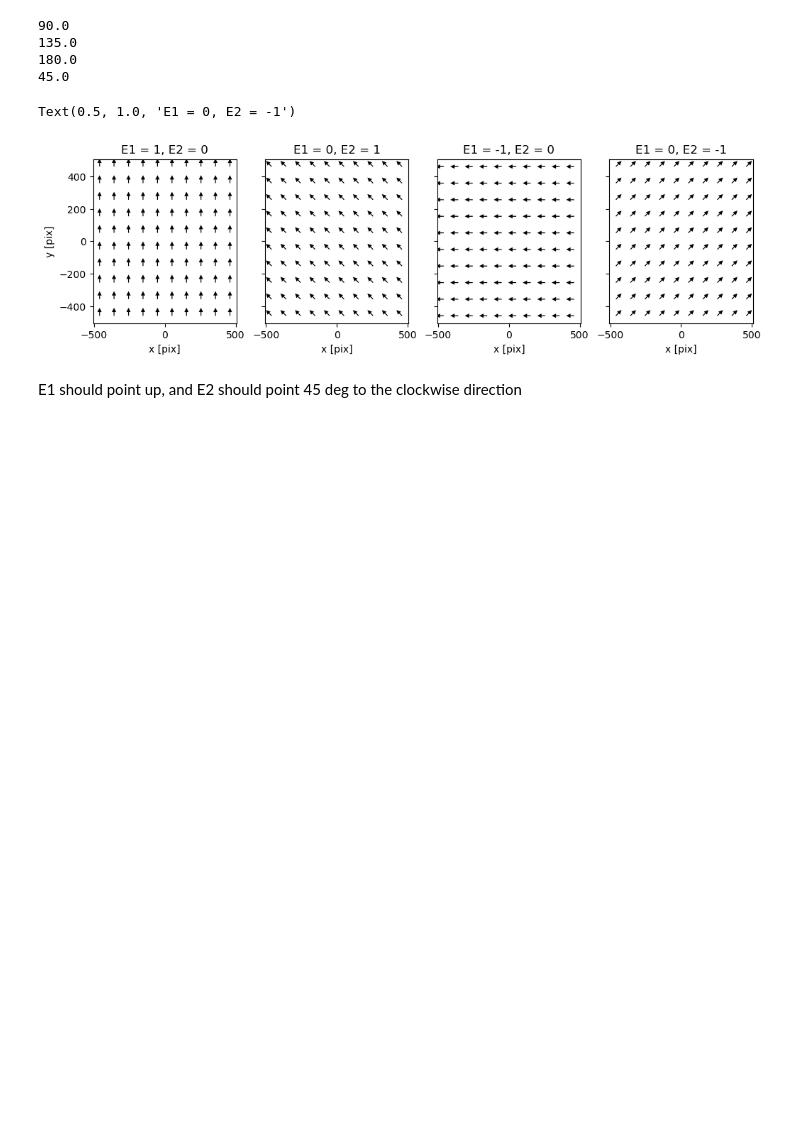
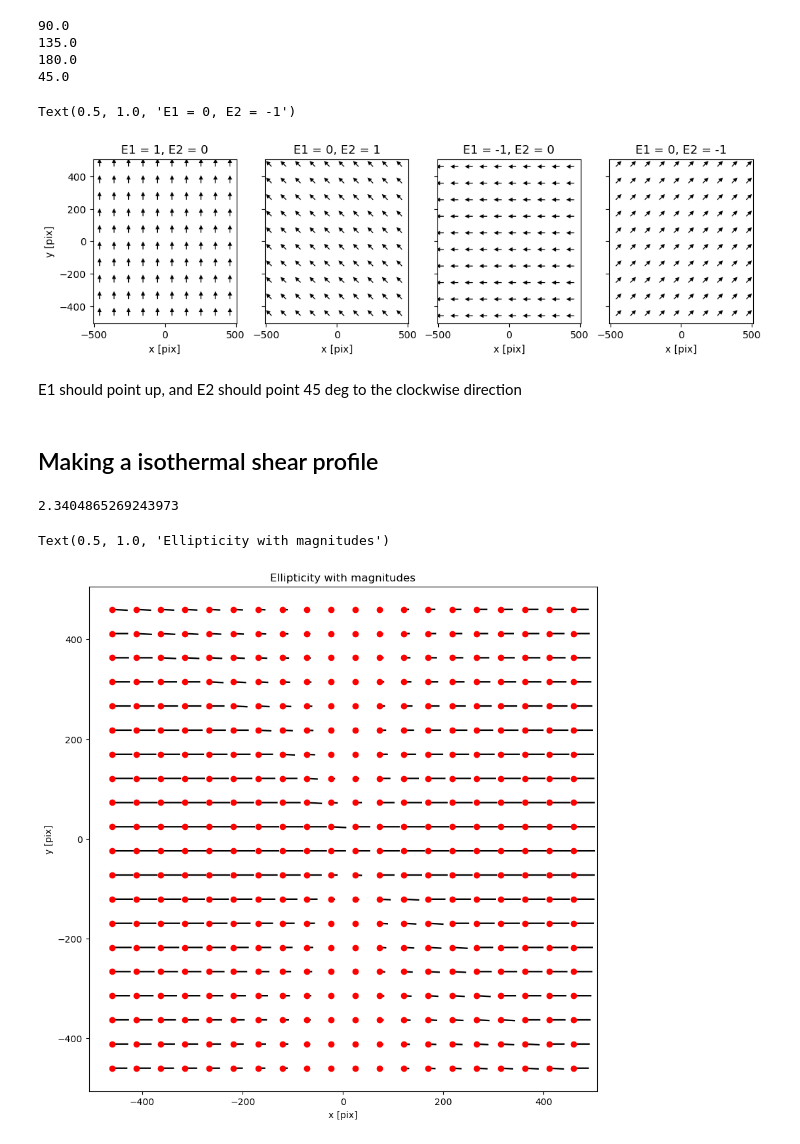
Before and after one commit to vargatn/synthetic, a Jupyter notebook: notebooks/Pipeline/Shear_Whisker_plot_testing_01.ipynb, the cells around one changed output. Saved outputs shown, nothing was run; the diff lists cells and outputs as text; code cells hidden in the pictures; blank space fills up the shorter version.

Commit message:
use 1.2 of this script to make whisker plots

```diff
--- a/notebooks/Pipeline/Shear_Whisker_plot_testing_01.ipynb
+++ b/notebooks/Pipeline/Shear_Whisker_plot_testing_01.ipynb
@@ -249,3 +249,5 @@ Text(0.5, 1.0, 'E1 = 0, E2 = -1')
 [figure]
 # %% [markdown]
 E1 should point up, and E2 should point 45 deg to the clockwise direction
+# %% [markdown]
+## Making a isothermal shear profile
@@ -251,0 +270,43 @@ E1 should point up, and E2 should point 45 deg to the clockwise direction
+# %%
+dists = np.sqrt(catalog["X"]**2 + catalog["Y"]**2)
+shears = np.sqrt(1 / dists  / 200) # just for illustration purposes
+phis =  np.arctan2(catalog["X"], catalog["Y"])
+es1 = (-1. * shears * np.cos(2 * phis))
+es2 = (-1. * shears * np.sin(2 * phis))
+# %%
+def e1e2_to_angle(e1, e2):
+    """calculates the arrow direction for plotting in polar"""
+    angle = (90 -  np.arctan2(e1, e2) * 180 / np.pi) / 2 + 90.
+    return angle * np.pi / 180.
+# %%
+# Slightly modified figure
+
+X = catalog['X']
+Y = catalog['Y']
+#X, Y = np.meshgrid(X,Y)
+C = "black"
+
+# e1 = catalog['E1']
+# e2 = catalog['E2']
+
+lens = np.sqrt(es1)
+angle = e1e2_to_angle(es1, es2)
+U =  np.sin(angle)
+
+print(angle.mean())
+
+fig, ax = plt.subplots(figsize = (10, 10))
+
+# matplotlib uses degrees, and not radians, and the rotation is counter clockwise
+ax.quiver(X - U / 2., Y - V / 2., U, V,
+                 headlength=0, headwidth=0, headaxislength=0, angles=angle, scale_units="xy" )
+ax.scatter(X, Y, color="red")
+
+#ax.quiverkey(q, X=0.2, Y=0.839, U=100,label='Quiver key, length = ??', labelpos='W',coordinates='figure')
+ax.set_xlabel('x [pix]')
+ax.set_ylabel('y [pix]')
+ax.set_title('Ellipticity with magnitudes')
+# %% [output]
+2.3404865269243973
+Text(0.5, 1.0, 'Ellipticity with magnitudes')
+[figure, added]
```
Also changed, not shown: parts of 1 cell of this notebook.
